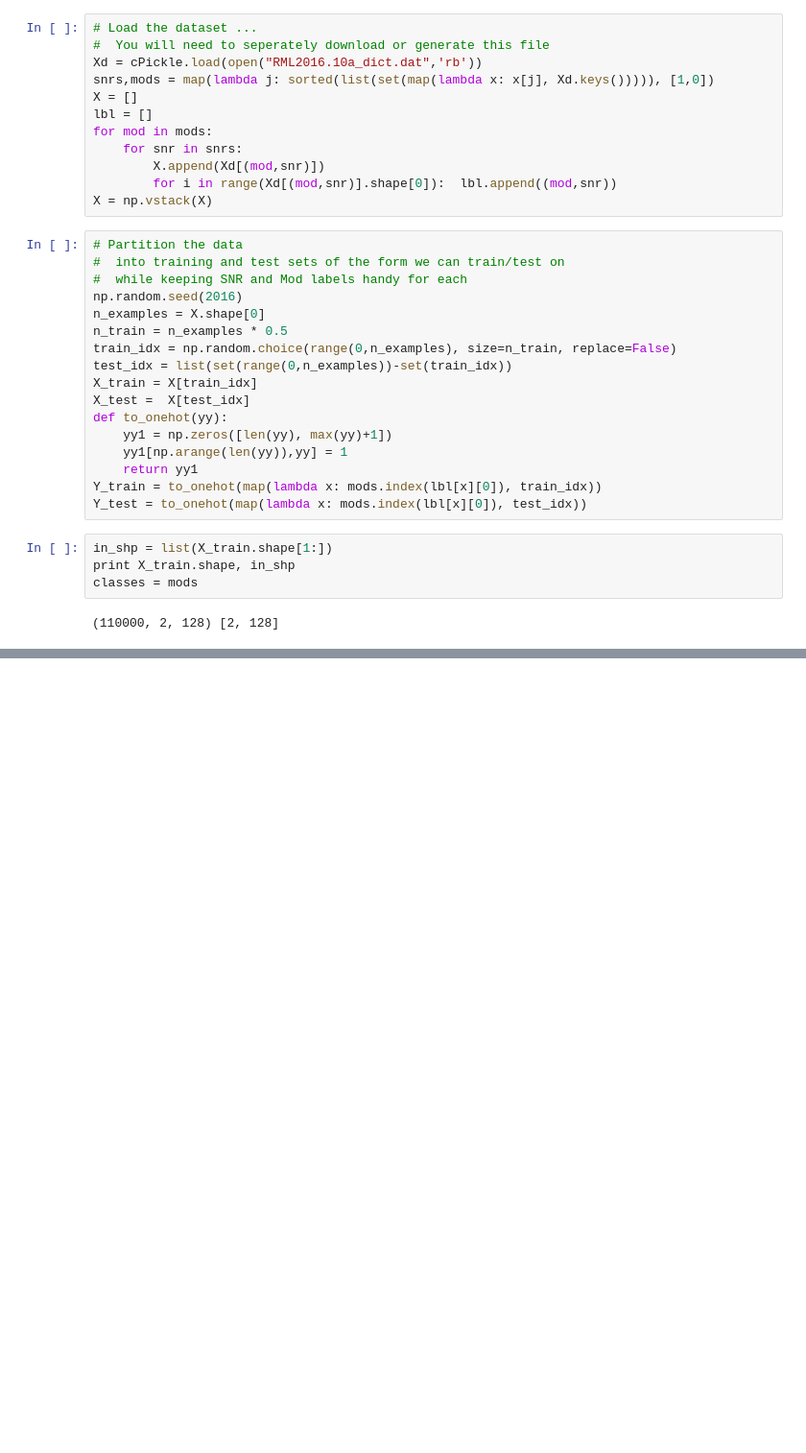
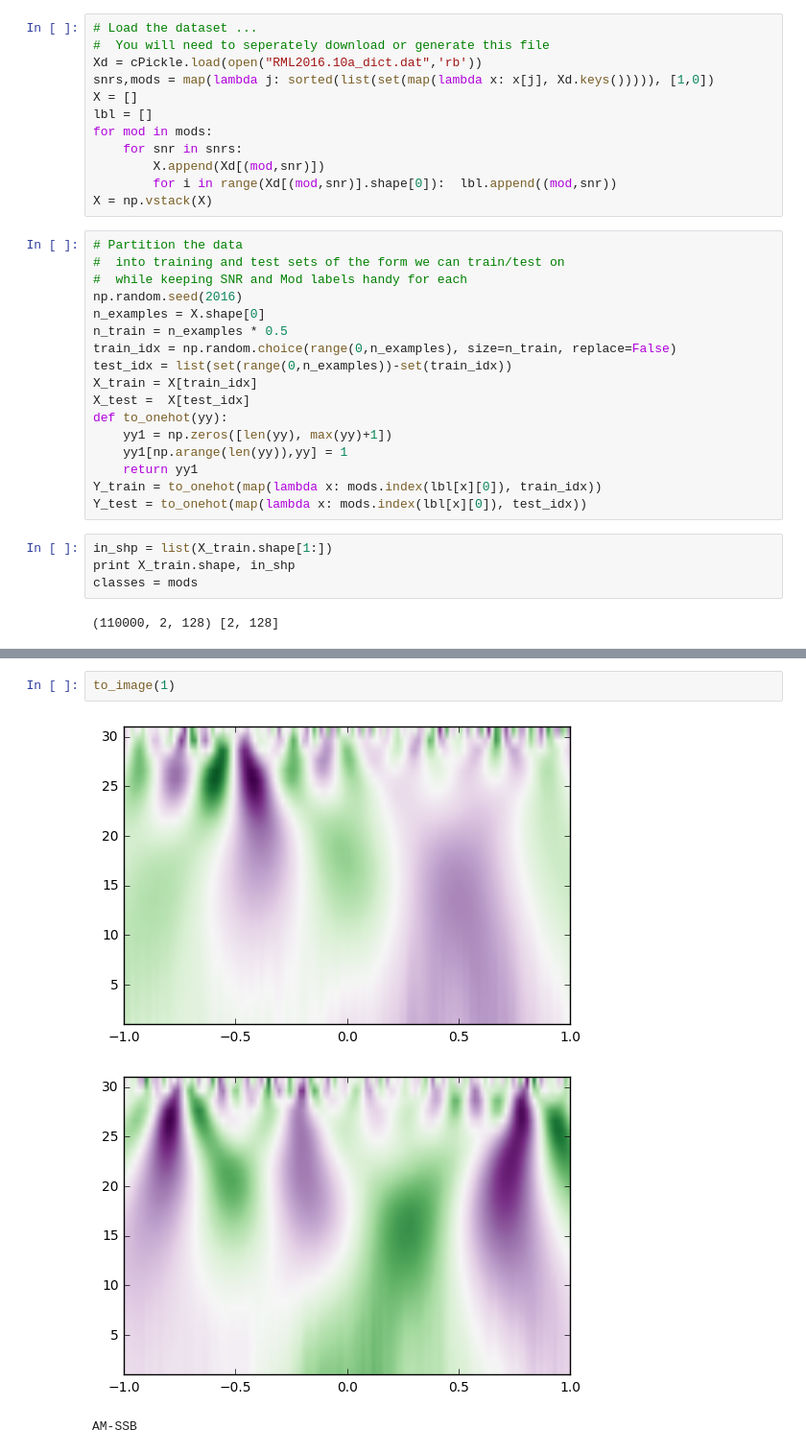
Before and after one commit to SYSU-Jmiao/university, a Jupyter notebook: src/deepLearning/wavelet/resutls.ipynb, the cells around one changed output, grey strips where cells are left out. Shown at 96% size. Cells and saved outputs as stored; diff of their text form; blank space fills up the shorter version.

```diff
--- a/src/deepLearning/wavelet/resutls.ipynb
+++ b/src/deepLearning/wavelet/resutls.ipynb
@@ -266,0 +61,6 @@ plt.title("CNN2 Classification Accuracy on RadioML 2016.10 Alpha")
+# %%
+to_image(1)
+# %% [output]
+[figure, added]
+[figure, added]
+AM-SSB
```
Also changed, not shown: parts of 16 cells of this notebook, 1 other file.
